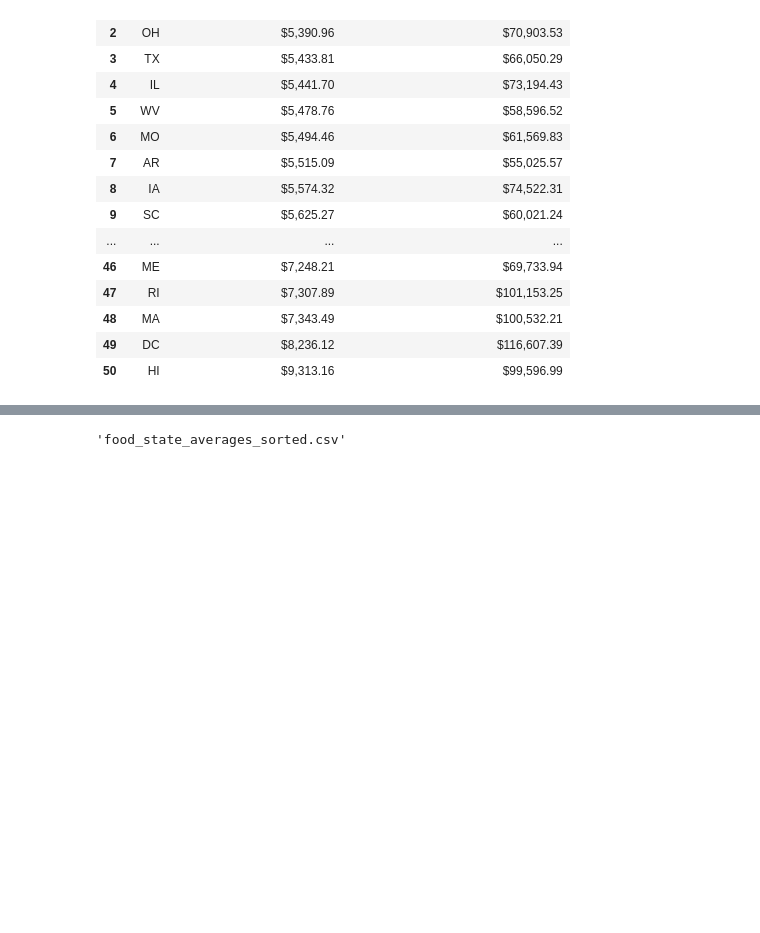
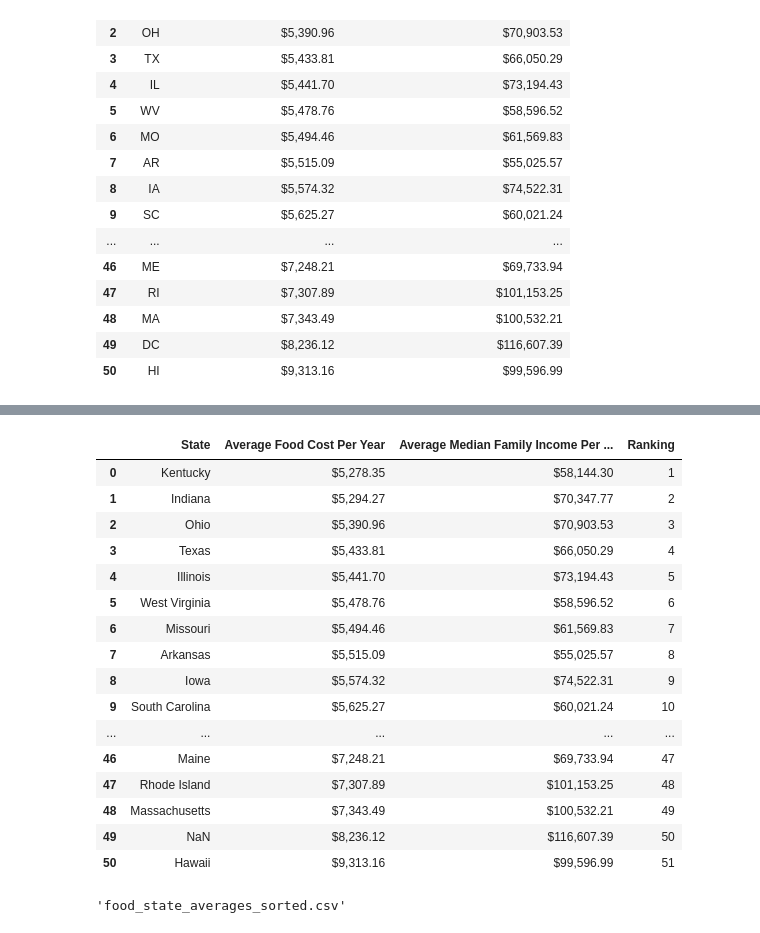
Before and after one commit to swiresjr/Project-3-Team-7-Retirement, a Jupyter notebook: Cost_Of_Food_Data.ipynb, the cells around one changed output, grey strips where cells are left out. Saved outputs shown, nothing was run; the diff lists cells and outputs as text; code cells hidden in the pictures; blank space fills up the shorter version.

Commit message:
Updated files for COL/food costs

```diff
--- a/Cost_Of_Food_Data.ipynb
+++ b/Cost_Of_Food_Data.ipynb
@@ -184,3 +184,8 @@ food_state_averages_sorted
 | 48 | MA | $7,343.49 | $100,532.21 |
 | 49 | DC | $8,236.12 | $116,607.39 |
 | 50 | HI | $9,313.16 | $99,596.99 |
+# %%
+# Add a "Ranking" column based on the index
+food_state_averages_sorted['Ranking'] = food_state_averages_sorted.index + 1
+
+food_state_averages_sorted.head()
@@ -187,3 +199,41 @@ food_state_averages_sorted
+# %%
+#Replace States abbreviations for full name
+
+state_abbreviations = {
+    "AL": "Alabama", "AK": "Alaska", "AZ": "Arizona", "AR": "Arkansas", "CA": "California",
+    "CO": "Colorado", "CT": "Connecticut", "DE": "Delaware", "FL": "Florida", "GA": "Georgia",
+    "HI": "Hawaii", "ID": "Idaho", "IL": "Illinois", "IN": "Indiana", "IA": "Iowa",
+    "KS": "Kansas", "KY": "Kentucky", "LA": "Louisiana", "ME": "Maine", "MD": "Maryland",
+    "MA": "Massachusetts", "MI": "Michigan", "MN": "Minnesota", "MS": "Mississippi",
+    "MO": "Missouri", "MT": "Montana", "NE": "Nebraska", "NV": "Nevada", "NH": "New Hampshire",
+    "NJ": "New Jersey", "NM": "New Mexico", "NY": "New York", "NC": "North Carolina",
+    "ND": "North Dakota", "OH": "Ohio", "OK": "Oklahoma", "OR": "Oregon", "PA": "Pennsylvania",
+    "RI": "Rhode Island", "SC": "South Carolina", "SD": "South Dakota", "TN": "Tennessee",
+    "TX": "Texas", "UT": "Utah", "VT": "Vermont", "VA": "Virginia", "WA": "Washington",
+    "WV": "West Virginia", "WI": "Wisconsin", "WY": "Wyoming"
+}
+
+food_state_averages_sorted['State'] = food_state_averages_sorted['State'].map(state_abbreviations)
+
+food_state_averages_sorted
+# %% [output]
+|  | State | Average Food Cost Per Year | Average Median Family Income Per ... | Ranking |
+| 0 | Kentucky | $5,278.35 | $58,144.30 | 1 |
+| 1 | Indiana | $5,294.27 | $70,347.77 | 2 |
+| 2 | Ohio | $5,390.96 | $70,903.53 | 3 |
+| 3 | Texas | $5,433.81 | $66,050.29 | 4 |
+| 4 | Illinois | $5,441.70 | $73,194.43 | 5 |
+| 5 | West Virginia | $5,478.76 | $58,596.52 | 6 |
+| 6 | Missouri | $5,494.46 | $61,569.83 | 7 |
+| 7 | Arkansas | $5,515.09 | $55,025.57 | 8 |
+| 8 | Iowa | $5,574.32 | $74,522.31 | 9 |
+| 9 | South Carolina | $5,625.27 | $60,021.24 | 10 |
+| ... | ... | ... | ... | ... |
+| 46 | Maine | $7,248.21 | $69,733.94 | 47 |
+| 47 | Rhode Island | $7,307.89 | $101,153.25 | 48 |
+| 48 | Massachusetts | $7,343.49 | $100,532.21 | 49 |
+| 49 | NaN | $8,236.12 | $116,607.39 | 50 |
+| 50 | Hawaii | $9,313.16 | $99,596.99 | 51 |
 # %%
 #export to csv
 
```
Also changed, not shown: parts of 1 cell of this notebook, 3 other files.
